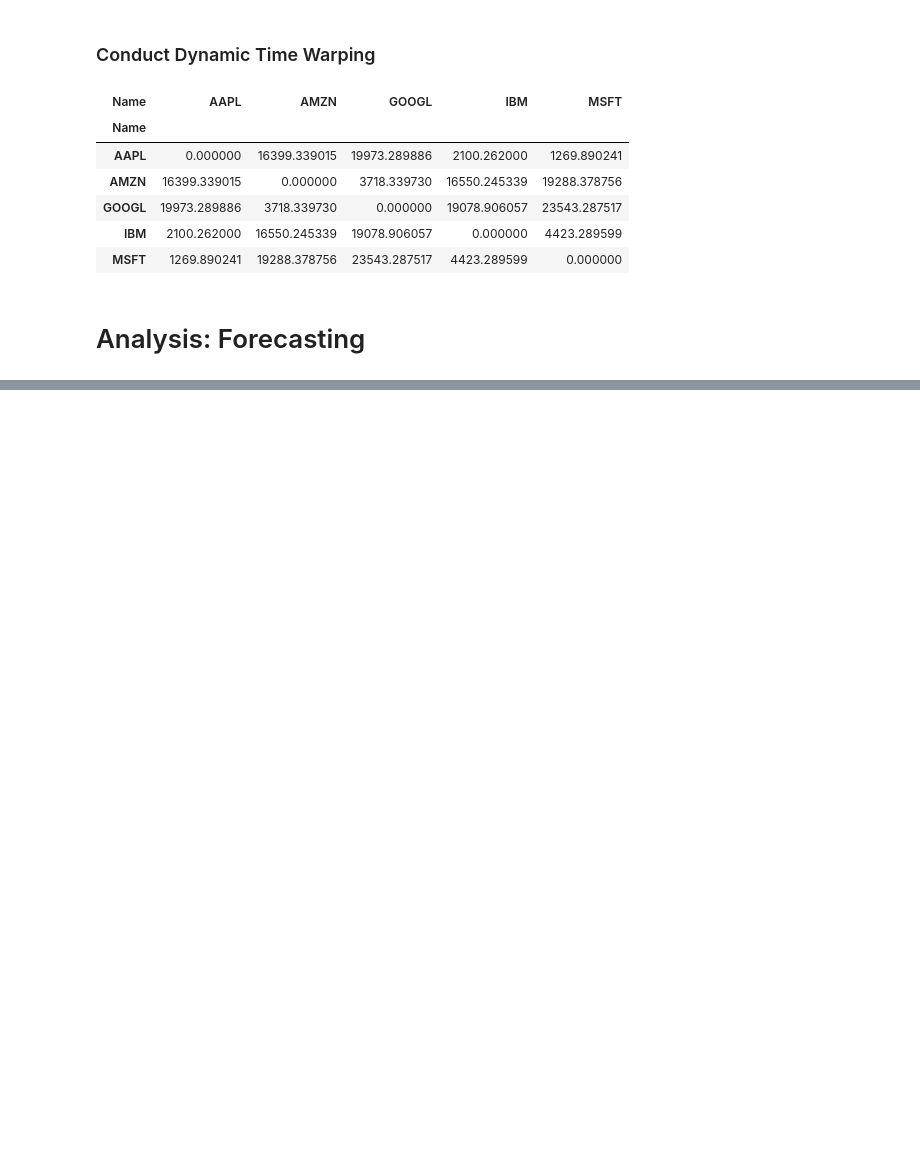
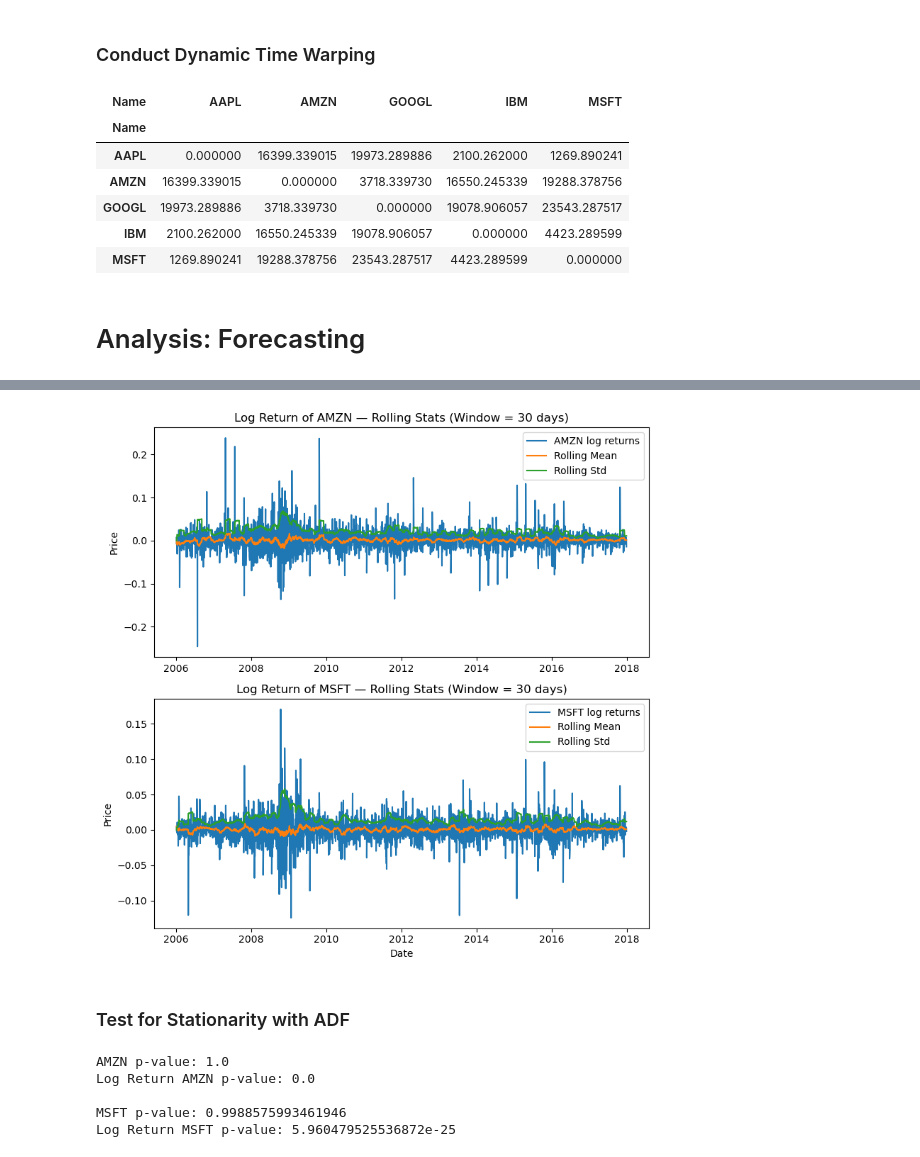
Before and after one commit to 1shman/DJIA_time_series_analysis, a Jupyter notebook: analysis.ipynb, the cells around one changed output, grey strips where cells are left out. Saved outputs shown, nothing was run; the diff lists cells and outputs as text; code cells hidden in the pictures; blank space fills up the shorter version.

```diff
--- a/analysis.ipynb
+++ b/analysis.ipynb
@@ -228,0 +280,49 @@ np.sqrt(calc_dtw_cost(tech_df.copy()))
+# %%
+log_returns = np.log(tech_df).diff().dropna()
+# %%
+wd_size = 30
+lr_stocks = log_returns[["AMZN","MSFT"]].columns
+
+fig, axes = plt.subplots(len(lr_stocks), 1, figsize=(8, 4 * len(lr_stocks)), sharex=False)
+
+for ax, stock in zip(axes, lr_stocks):
+
+    series = log_returns[stock]
+
+    first_mmt = calc_wma(series, wd_size)
+    second_mmt = calc_wma(series**2, wd_size)
+
+    rolling_mean = first_mmt
+    rolling_std = np.sqrt(second_mmt - first_mmt**2)
+
+    ax.plot(series, label=f"{stock} log returns")
+    ax.plot(pd.Series(rolling_mean, index=series.index), label="Rolling Mean")
+    ax.plot(pd.Series(rolling_std, index=series.index), label="Rolling Std")
+
+    ax.set_title(f"Log Return of {stock} — Rolling Stats (Window = {wd_size} days)")
+    ax.set_ylabel("Price")
+    ax.legend()
+
+axes[-1].set_xlabel("Date")
+plt.tight_layout()
+plt.show()
+# %% [output]
+[figure, added]
+# %% [markdown]
+### Test for Stationarity with ADF ###
+# %%
+_, pval, *_ = adfuller(tech_df['AMZN'])
+print(f"AMZN p-value: {pval}")
+_, pval, *_ = adfuller(log_returns['AMZN'])
+print(f"Log Return AMZN p-value: {pval}\n")
+
+_, pval, *_ = adfuller(tech_df['MSFT'])
+print(f"MSFT p-value: {pval}")
+_, pval, *_ = adfuller(log_returns['MSFT'])
+print(f"Log Return MSFT p-value: {pval}\n")
+# %% [output]
+AMZN p-value: 1.0
+Log Return AMZN p-value: 0.0
+
+MSFT p-value: 0.9988575993461946
+Log Return MSFT p-value: 5.960479525536872e-25
```
Also changed, not shown: parts of 24 cells of this notebook.
